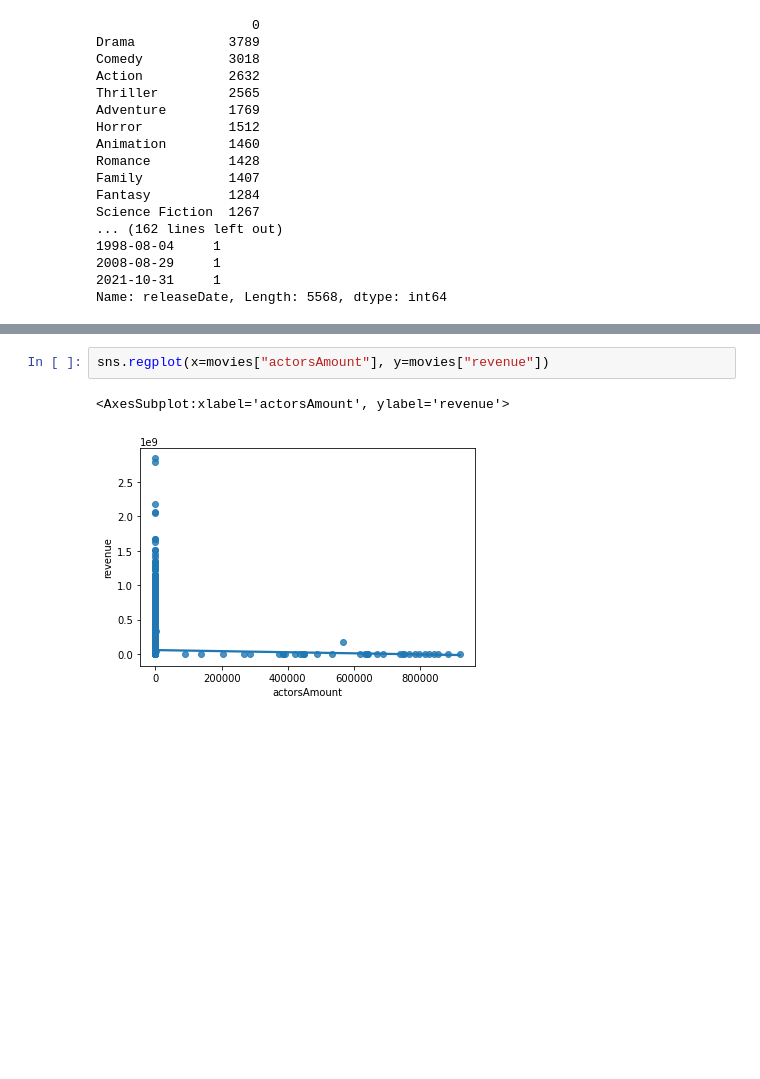
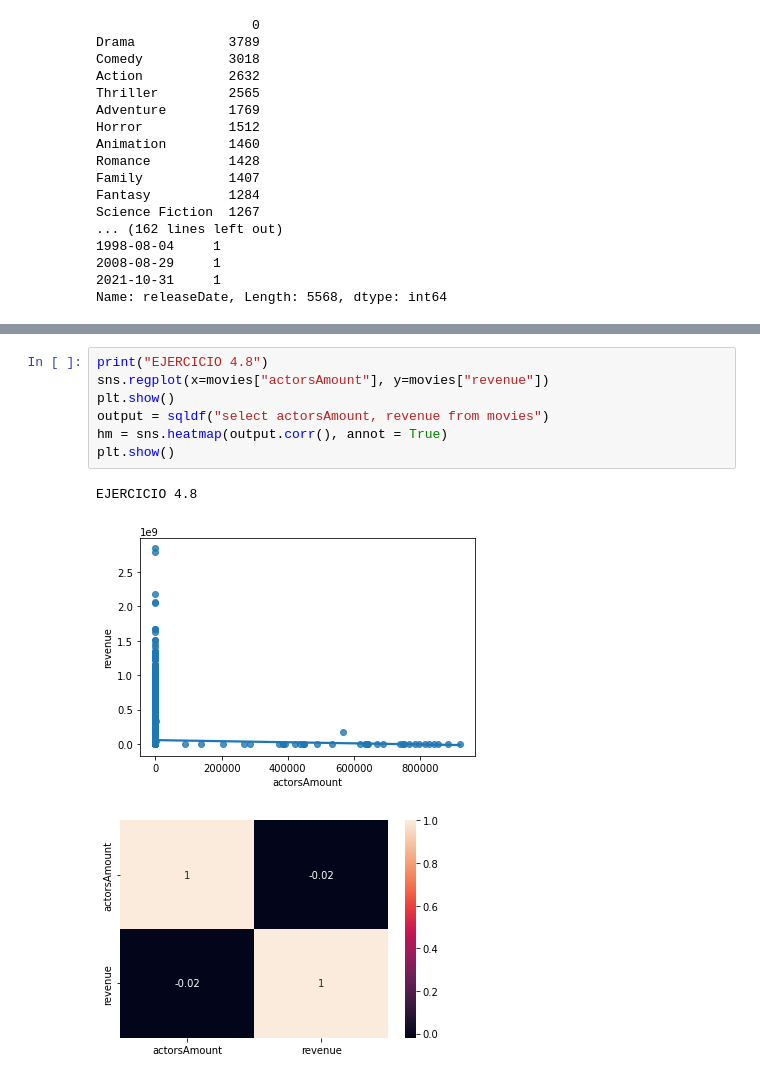
Before and after one commit to oscarparedez/analisisexploratorio, a Jupyter notebook: cookie.ipynb, the cells around one changed output, grey strips where cells are left out. Saved outputs shown, nothing was run; the diff lists cells and outputs as text; blank space fills up the shorter version.

```diff
--- a/cookie.ipynb
+++ b/cookie.ipynb
@@ -180,8 +204,14 @@ output
 | 18 | Unknown | 0.000000e+00 |
 | 19 | TV Movie | -1.800000e+07 |
 # %%
+print("EJERCICIO 4.8")
 sns.regplot(x=movies["actorsAmount"], y=movies["revenue"])
+plt.show()
+output = sqldf("select actorsAmount, revenue from movies")
+hm = sns.heatmap(output.corr(), annot = True)
+plt.show()
 # %% [output]
-<AxesSubplot:xlabel='actorsAmount', ylabel='revenue'>
+EJERCICIO 4.8
 [figure]
+[figure, added]
 # %%
```
Also changed, not shown: parts of 18 cells of this notebook.
